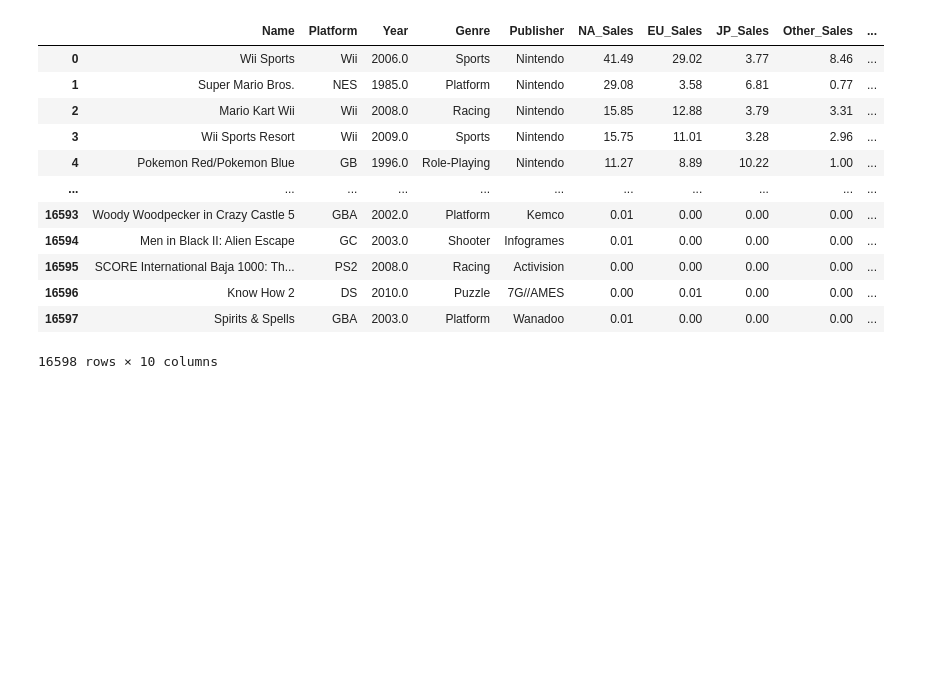
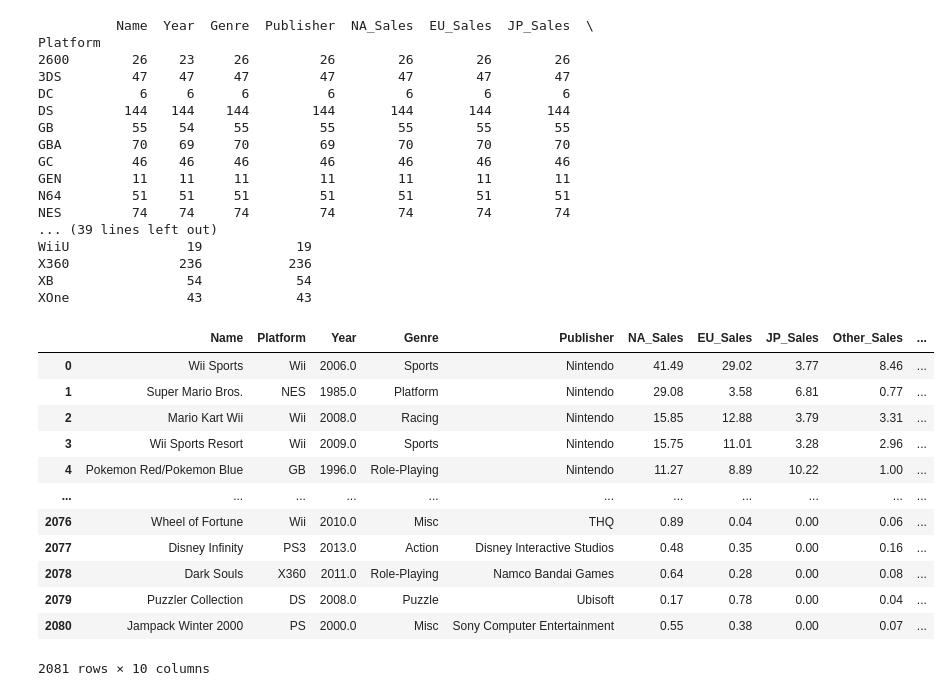
Before and after one commit to ts522/Machine-Learning-Final-Project----Smallwood--TreJon, a Jupyter notebook: final_part1.ipynb, the cells around one changed output. Saved outputs shown, nothing was run; the diff lists cells and outputs as text; code cells hidden in the pictures; blank space fills up the shorter version.

```diff
--- a/final_part1.ipynb
+++ b/final_part1.ipynb
@@ -32,19 +39,46 @@ dfx
-# %%
-df = pd.read_csv('./vgsales.csv')
-vg = df.copy()
-vg = vg.drop(columns = ['Rank'])
-vg
-# %% [output]
-|  | Name | Platform | Year | Genre | Publisher | NA_Sales | EU_Sales | JP_Sales | Other_Sales | ... |
-| 0 | Wii Sports | Wii | 2006.0 | Sports | Nintendo | 41.49 | 29.02 | 3.77 | 8.46 | ... |
-| 1 | Super Mario Bros. | NES | 1985.0 | Platform | Nintendo | 29.08 | 3.58 | 6.81 | 0.77 | ... |
-| 2 | Mario Kart Wii | Wii | 2008.0 | Racing | Nintendo | 15.85 | 12.88 | 3.79 | 3.31 | ... |
-| 3 | Wii Sports Resort | Wii | 2009.0 | Sports | Nintendo | 15.75 | 11.01 | 3.28 | 2.96 | ... |
-| 4 | Pokemon Red/Pokemon Blue | GB | 1996.0 | Role-Playing | Nintendo | 11.27 | 8.89 | 10.22 | 1.00 | ... |
-| ... | ... | ... | ... | ... | ... | ... | ... | ... | ... | ... |
-| 16593 | Woody Woodpecker in Crazy Castle 5 | GBA | 2002.0 | Platform | Kemco | 0.01 | 0.00 | 0.00 | 0.00 | ... |
-| 16594 | Men in Black II: Alien Escape | GC | 2003.0 | Shooter | Infogrames | 0.01 | 0.00 | 0.00 | 0.00 | ... |
-| 16595 | SCORE International Baja 1000: Th... | PS2 | 2008.0 | Racing | Activision | 0.00 | 0.00 | 0.00 | 0.00 | ... |
-| 16596 | Know How 2 | DS | 2010.0 | Puzzle | 7G//AMES | 0.00 | 0.01 | 0.00 | 0.00 | ... |
-| 16597 | Spirits & Spells | GBA | 2003.0 | Platform | Wanadoo | 0.01 | 0.00 | 0.00 | 0.00 | ... |
-16598 rows × 10 columns
+# %%
+from seaborn.axisgrid import jointplot
+
+vg = df.copy()
+
+vg = vg.drop(columns = ['Rank'])
+vgna = vg.copy()
+vgeu = vg.copy()
+vgjp = vg.copy()
+vgos = vg.copy()
+
+gp = vg.loc[vg['Global_Sales'] >= 1 ]
+
+print(gp.groupby('Platform').count())
+gp
+# %% [output]
+          Name  Year  Genre  Publisher  NA_Sales  EU_Sales  JP_Sales  \
+Platform
+2600        26    23     26         26        26        26        26
+3DS         47    47     47         47        47        47        47
+DC           6     6      6          6         6         6         6
+DS         144   144    144        144       144       144       144
+GB          55    54     55         55        55        55        55
+GBA         70    69     70         69        70        70        70
+GC          46    46     46         46        46        46        46
+GEN         11    11     11         11        11        11        11
+N64         51    51     51         51        51        51        51
+NES         74    74     74         74        74        74        74
+... (39 lines left out)
+WiiU               19            19
+X360              236           236
+XB                 54            54
+XOne               43            43
+|  | Name | Platform | Year | Genre | Publisher | NA_Sales | EU_Sales | JP_Sales | Other_Sales | ... |
+| 0 | Wii Sports | Wii | 2006.0 | Sports | Nintendo | 41.49 | 29.02 | 3.77 | 8.46 | ... |
+| 1 | Super Mario Bros. | NES | 1985.0 | Platform | Nintendo | 29.08 | 3.58 | 6.81 | 0.77 | ... |
+| 2 | Mario Kart Wii | Wii | 2008.0 | Racing | Nintendo | 15.85 | 12.88 | 3.79 | 3.31 | ... |
+| 3 | Wii Sports Resort | Wii | 2009.0 | Sports | Nintendo | 15.75 | 11.01 | 3.28 | 2.96 | ... |
+| 4 | Pokemon Red/Pokemon Blue | GB | 1996.0 | Role-Playing | Nintendo | 11.27 | 8.89 | 10.22 | 1.00 | ... |
+| ... | ... | ... | ... | ... | ... | ... | ... | ... | ... | ... |
+| 2076 | Wheel of Fortune | Wii | 2010.0 | Misc | THQ | 0.89 | 0.04 | 0.00 | 0.06 | ... |
+| 2077 | Disney Infinity | PS3 | 2013.0 | Action | Disney Interactive Studios | 0.48 | 0.35 | 0.00 | 0.16 | ... |
+| 2078 | Dark Souls | X360 | 2011.0 | Role-Playing | Namco Bandai Games | 0.64 | 0.28 | 0.00 | 0.08 | ... |
+| 2079 | Puzzler Collection | DS | 2008.0 | Puzzle | Ubisoft | 0.17 | 0.78 | 0.00 | 0.04 | ... |
+| 2080 | Jampack Winter 2000 | PS | 2000.0 | Misc | Sony Computer Entertainment | 0.55 | 0.38 | 0.00 | 0.07 | ... |
+2081 rows × 10 columns
```
Also changed, not shown: parts of 26 cells of this notebook.
